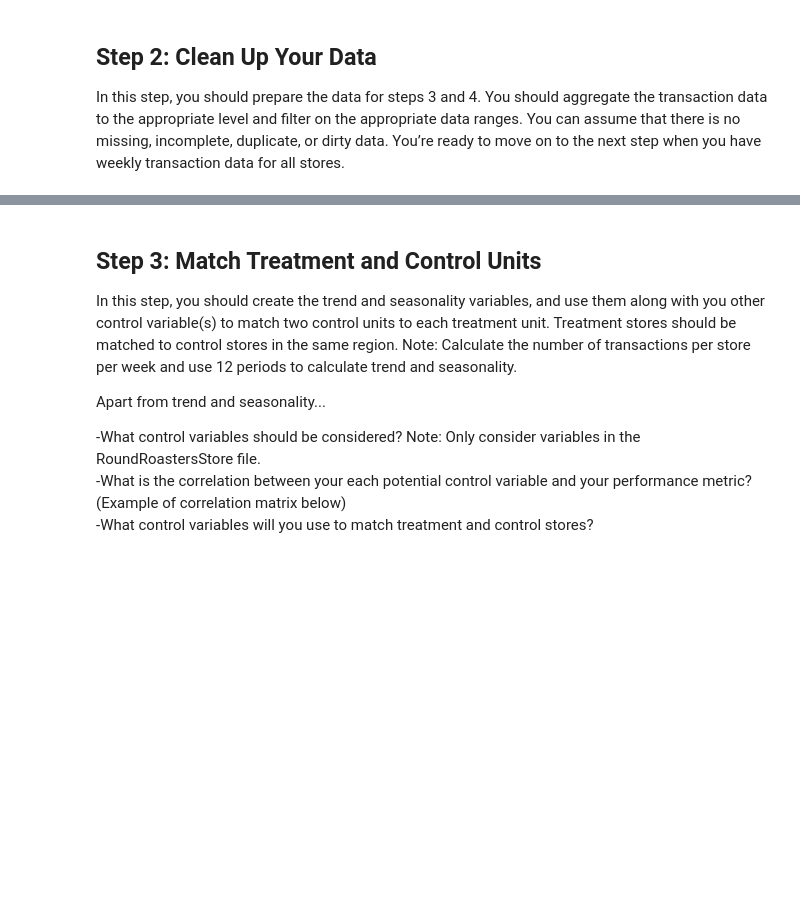
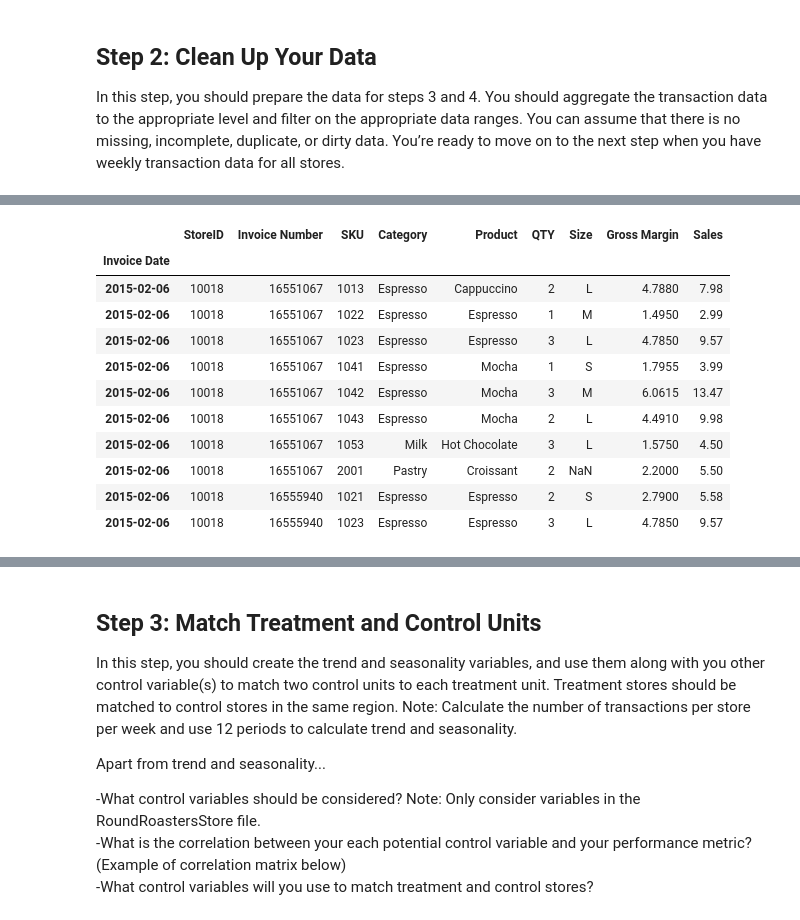
Before and after one commit to cevor/udacity_predictive_analytics, a Jupyter notebook: project5-1/project5-1.ipynb, the cells around one changed output, grey strips where cells are left out. Cells and saved outputs as stored; diff of their text form; code cells hidden in the pictures; blank space fills up the shorter version.

```diff
--- a/project5-1/project5-1.ipynb
+++ b/project5-1/project5-1.ipynb
@@ -52,5 +130,21 @@ print(f'Data Start Date: {data_start_date} \nData End Date: {data_end_date}')
 # %%
 # Filter data for further process
 filtered_transactions_data = transactions_data.query('`Invoice Date` > @data_start_date and `Invoice Date` <= @data_end_date')
+# Make Invoice Date Index
+filtered_transactions_data.set_index('Invoice Date', inplace=True)
+
 filtered_transactions_data.head(10)
+# %% [output]
+|  | StoreID | Invoice Number | SKU | Category | Product | QTY | Size | Gross Margin | Sales |
+| Invoice Date |  |  |  |  |  |  |  |  |  |
+| 2015-02-06 | 10018 | 16551067 | 1013 | Espresso | Cappuccino | 2 | L | 4.7880 | 7.98 |
+| 2015-02-06 | 10018 | 16551067 | 1022 | Espresso | Espresso | 1 | M | 1.4950 | 2.99 |
+| 2015-02-06 | 10018 | 16551067 | 1023 | Espresso | Espresso | 3 | L | 4.7850 | 9.57 |
+| 2015-02-06 | 10018 | 16551067 | 1041 | Espresso | Mocha | 1 | S | 1.7955 | 3.99 |
+| 2015-02-06 | 10018 | 16551067 | 1042 | Espresso | Mocha | 3 | M | 6.0615 | 13.47 |
+| 2015-02-06 | 10018 | 16551067 | 1043 | Espresso | Mocha | 2 | L | 4.4910 | 9.98 |
+| 2015-02-06 | 10018 | 16551067 | 1053 | Milk | Hot Chocolate | 3 | L | 1.5750 | 4.50 |
+| 2015-02-06 | 10018 | 16551067 | 2001 | Pastry | Croissant | 2 | NaN | 2.2000 | 5.50 |
+| 2015-02-06 | 10018 | 16555940 | 1021 | Espresso | Espresso | 2 | S | 2.7900 | 5.58 |
+| 2015-02-06 | 10018 | 16555940 | 1023 | Espresso | Espresso | 3 | L | 4.7850 | 9.57 |
 # %%
```
Also changed, not shown: parts of 13 cells of this notebook.
